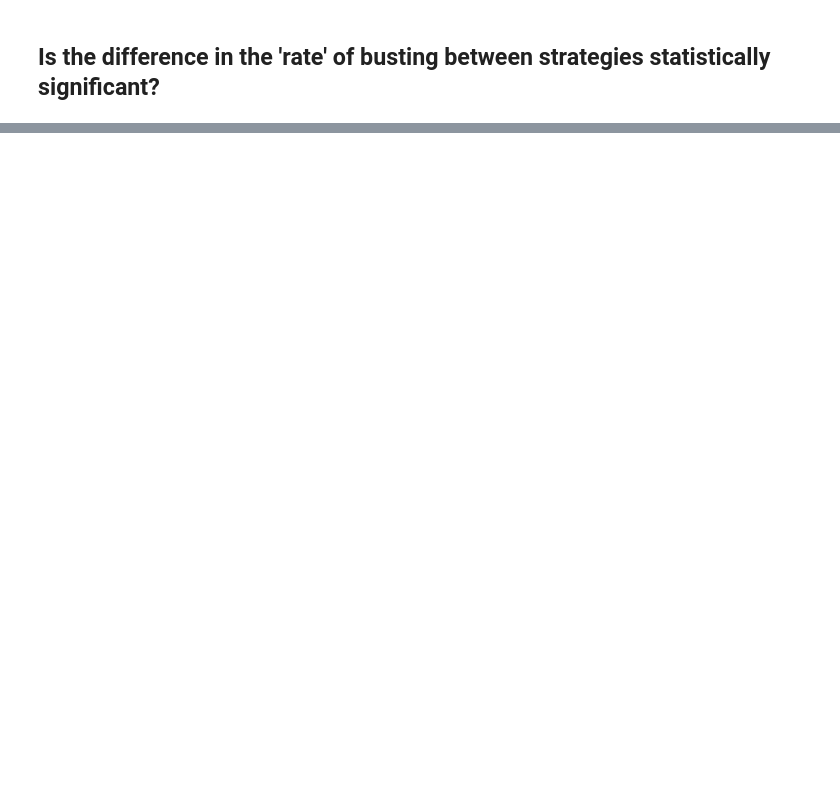
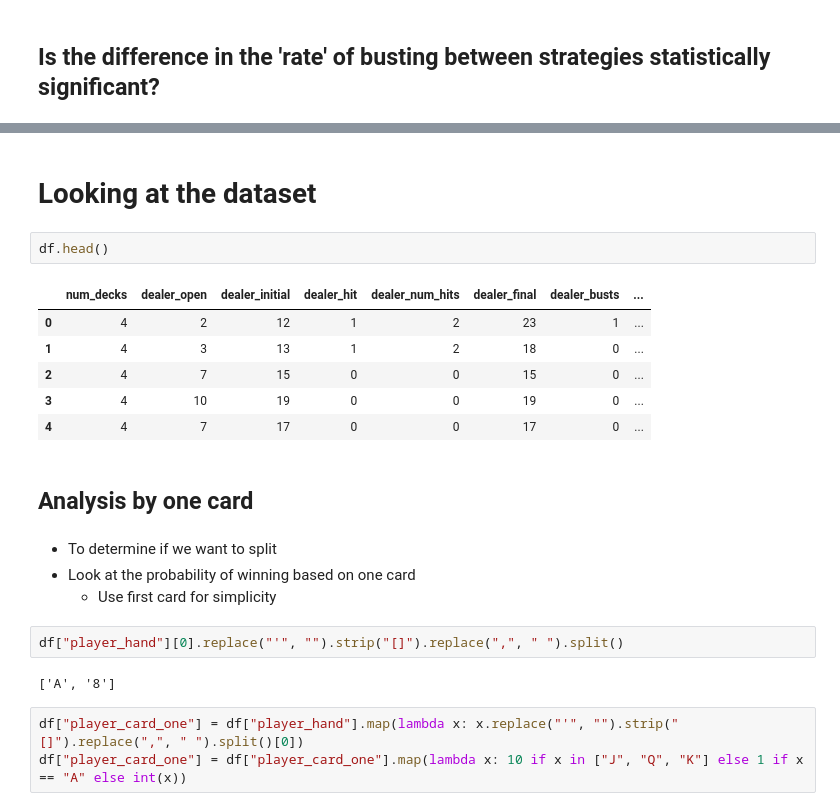
Before and after one commit to jocelyn-ong/data-science-projects, a Jupyter notebook: others/blackjack/data-analysis.ipynb, the cells around one changed output, grey strips where cells are left out. Saved outputs shown, nothing was run; the diff lists cells and outputs as text; blank space fills up the shorter version.

Commit message:
Further analysis

```diff
--- a/others/blackjack/data-analysis.ipynb
+++ b/others/blackjack/data-analysis.ipynb
@@ -184,0 +206,24 @@ print ("{:.2f}, {:.10f}".format(tt, pval))
+# %% [markdown]
+# Looking at the dataset
+# %%
+df.head()
+# %% [output]
+|  | num_decks | dealer_open | dealer_initial | dealer_hit | dealer_num_hits | dealer_final | dealer_busts | ... |
+| 0 | 4 | 2 | 12 | 1 | 2 | 23 | 1 | ... |
+| 1 | 4 | 3 | 13 | 1 | 2 | 18 | 0 | ... |
+| 2 | 4 | 7 | 15 | 0 | 0 | 15 | 0 | ... |
+| 3 | 4 | 10 | 19 | 0 | 0 | 19 | 0 | ... |
+| 4 | 4 | 7 | 17 | 0 | 0 | 17 | 0 | ... |
+# %% [markdown]
+## Analysis by one card
+# %% [markdown]
+- To determine if we want to split
+- Look at the probability of winning based on one card
+    - Use first card for simplicity
+# %%
+df["player_hand"][0].replace("'", "").strip("[]").replace(",", " ").split()
+# %% [output]
+['A', '8']
+# %%
+df["player_card_one"] = df["player_hand"].map(lambda x: x.replace("'", "").strip("[]").replace(",", " ").split()[0])
+df["player_card_one"] = df["player_card_one"].map(lambda x: 10 if x in ["J", "Q", "K"] else 1 if x == "A" else int(x))
```
Also changed, not shown: parts of 25 cells of this notebook, 2 other files.
